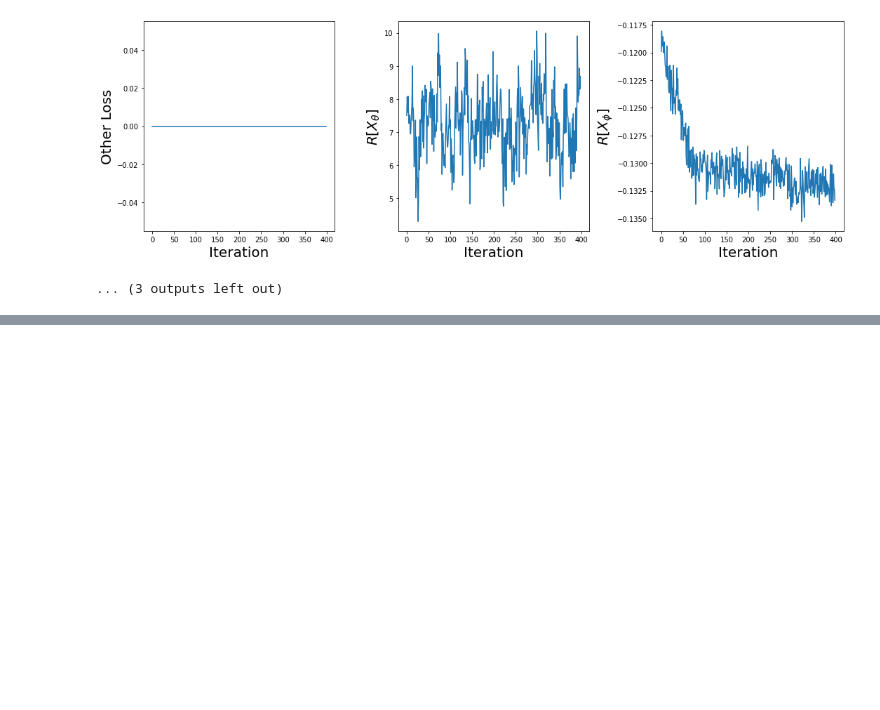
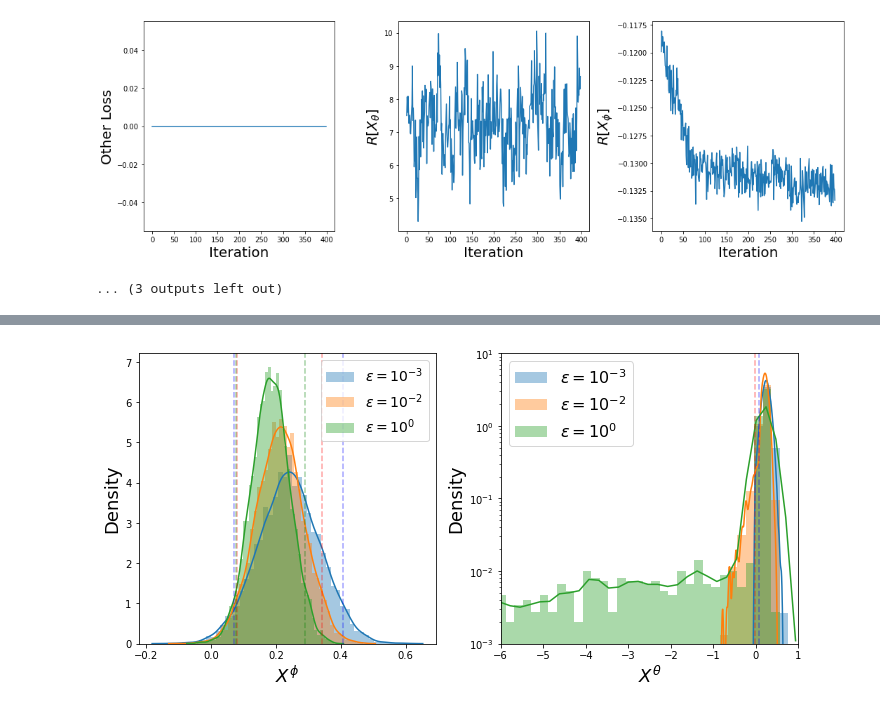
Before and after one commit to sebjai/robust-risk-aware-rl, a Jupyter notebook: Example_1_Robust_Portfolio_Allocation.ipynb, the cells around one changed output, grey strips where cells are left out. Saved outputs shown, nothing was run; the diff lists cells and outputs as text; code cells hidden in the pictures; blank space fills up the shorter version.

```diff
--- a/Example_1_Robust_Portfolio_Allocation.ipynb
+++ b/Example_1_Robust_Portfolio_Allocation.ipynb
@@ -617,0 +710,35 @@ Weights Delta:  [-1.20788347e-04 -3.62265855e-05 -9.06318426e-04 -2.21206248e-03
+# %%
+sim_param_plts_dict = { "Nassets" : 10,
+                   "Nsims" : 7500,
+                }
+
+sim_params_plts = Sim_Params(sim_param_plts_dict)
+# %%
+# re-simulating X_phi and X_theta for plotting purposes with saved outer network models
+
+Nsims = sim_params_plts.params["Nsims"]
+model_names = ["outer_ab_0.001_Epoch_398_Iter_0", "outer_ab_0.01_Epoch_398_Iter_0", "outer_ab_1_Epoch_398_Iter_0"]
+Nmodels = len(model_names)
+
+outer_net = OuterNet(10).to(device)
+inner_net = InnerNet(10).to(device)
+# need these to re-train the adversary
+lm_params_list = [lm_params_0, lm_params_1, lm_params_3]
+wass_params_list = [wass_params_0, wass_params_1, wass_params_3]
+# initialize agent but set requires_update flag to False (as we are not training, only producing final)
+agent = Robust_Agent(factor_model, sim_params_plts, train_params, device, outer_net, "temp")
+agent.requires_update = "False"
+agent.InitHistory()
+# apply outer strategy models to same set of market scenarios
+returns_all = agent.market_model.Sim(sim_params_plts)
+
+for i in range(Nmodels):
+  agent.outer_net.load_state_dict(torch.load(root_dir + model_names[i]))
+  X_phi_T = agent.sim_phi()
+  adversary = Robust_Adversary(rm_params, lm_params_list[i], wass_params_list[i], train_params, device, inner_net, "temp")
+  inner_net = adversary.train(X_phi_T.detach(), factor_model)
+  X_theta_T = agent.step_theta(X_phi_T, adversary)
+# %%
+PlotComparison(agent.X_phi_history, agent.X_theta_history)
+# %% [output]
+[figure, added]
```
Also changed, not shown: parts of 7 cells of this notebook.
